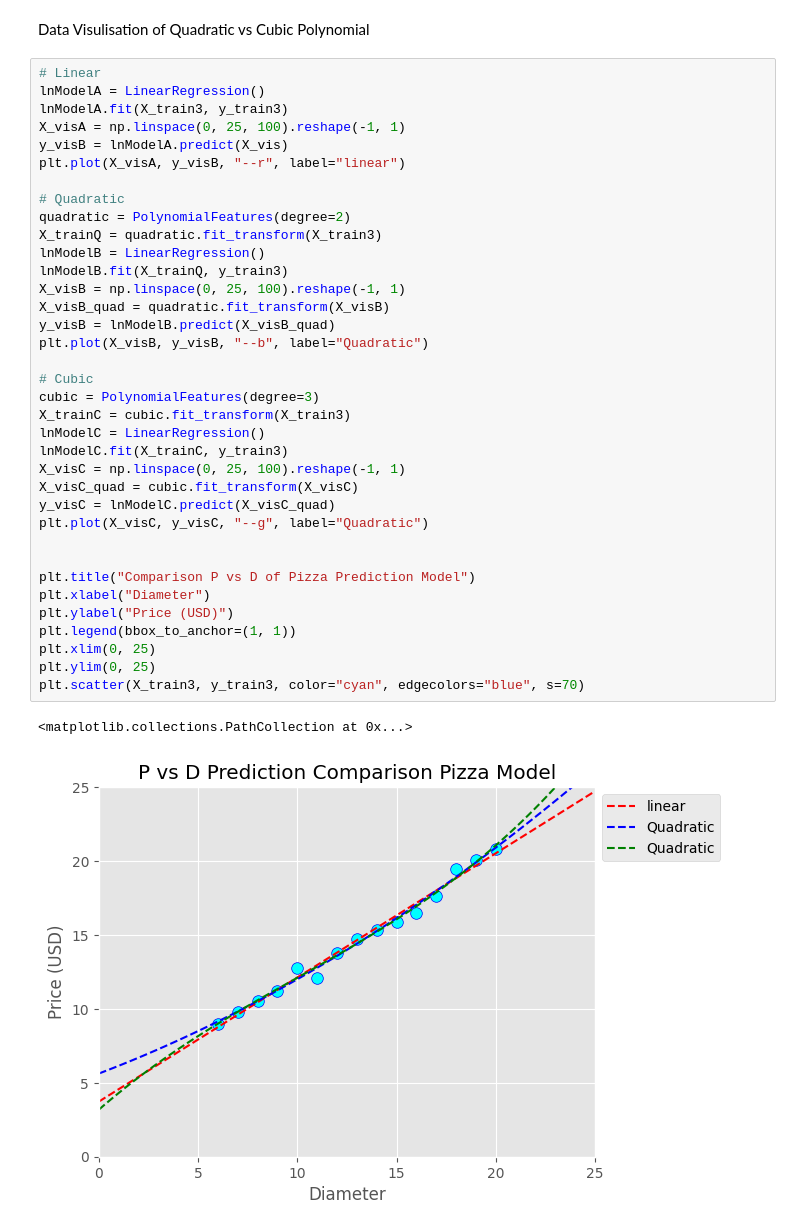
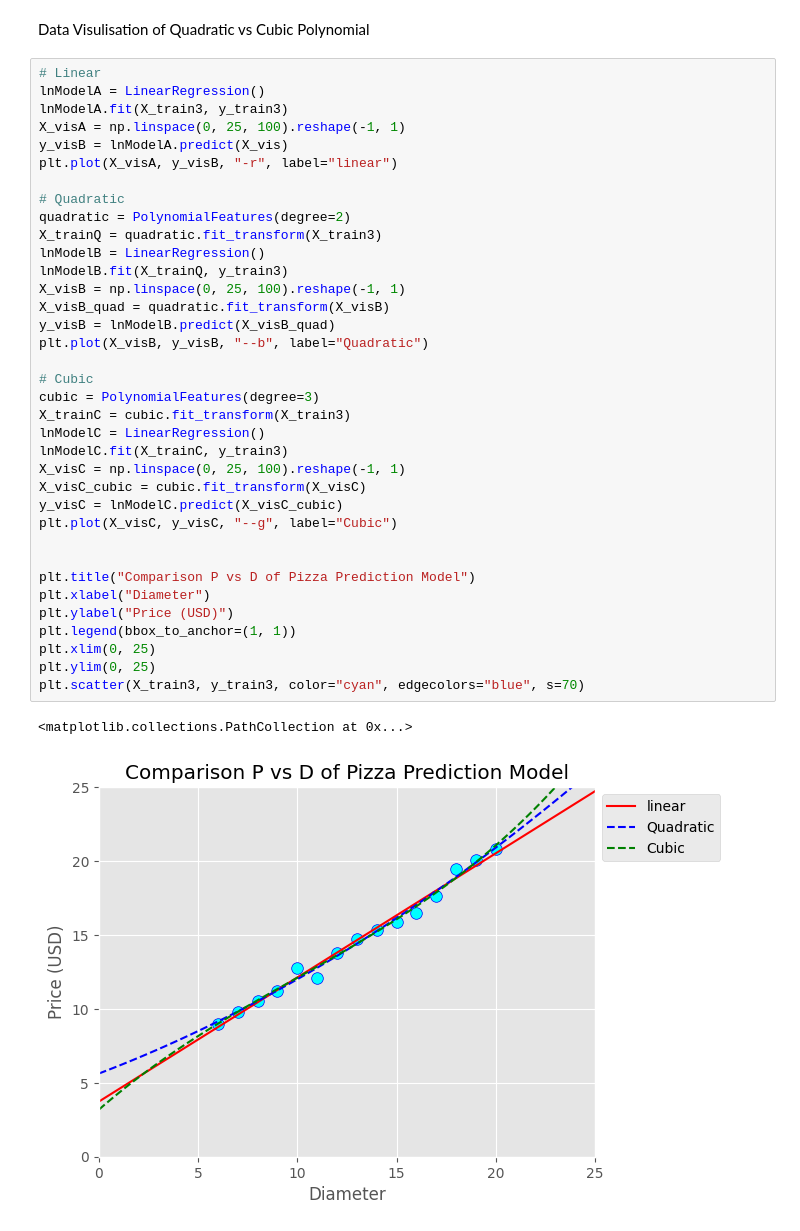
Before and after one commit to DiandraRifqiM/SklearnGameplay, a Jupyter notebook: Day6/MutipleLinReg.ipynb, the cells around one changed output. Saved outputs shown, nothing was run; the diff lists cells and outputs as text.

```diff
--- a/Day6/MutipleLinReg.ipynb
+++ b/Day6/MutipleLinReg.ipynb
@@ -128,36 +128,36 @@ lnModelA = LinearRegression()
 lnModelA.fit(X_train3, y_train3)
 X_visA = np.linspace(0, 25, 100).reshape(-1, 1)
 y_visB = lnModelA.predict(X_vis)
-plt.plot(X_visA, y_visB, "--r", label="linear")
+plt.plot(X_visA, y_visB, "-r", label="linear")
 
 # Quadratic
 quadratic = PolynomialFeatures(degree=2)
 X_trainQ = quadratic.fit_transform(X_train3)
 lnModelB = LinearRegression()
 lnModelB.fit(X_trainQ, y_train3)
 X_visB = np.linspace(0, 25, 100).reshape(-1, 1)
 X_visB_quad = quadratic.fit_transform(X_visB)
 y_visB = lnModelB.predict(X_visB_quad)
 plt.plot(X_visB, y_visB, "--b", label="Quadratic")
 
 # Cubic
 cubic = PolynomialFeatures(degree=3)
 X_trainC = cubic.fit_transform(X_train3)
 lnModelC = LinearRegression()
 lnModelC.fit(X_trainC, y_train3)
 X_visC = np.linspace(0, 25, 100).reshape(-1, 1)
-X_visC_quad = cubic.fit_transform(X_visC)
-y_visC = lnModelC.predict(X_visC_quad)
-plt.plot(X_visC, y_visC, "--g", label="Quadratic")
+X_visC_cubic = cubic.fit_transform(X_visC)
+y_visC = lnModelC.predict(X_visC_cubic)
+plt.plot(X_visC, y_visC, "--g", label="Cubic")
 
 
 plt.title("Comparison P vs D of Pizza Prediction Model")
 plt.xlabel("Diameter")
 plt.ylabel("Price (USD)")
 plt.legend(bbox_to_anchor=(1, 1))
 plt.xlim(0, 25)
 plt.ylim(0, 25)
 plt.scatter(X_train3, y_train3, color="cyan", edgecolors="blue", s=70)
 # %% [output]
 <matplotlib.collections.PathCollection at 0x...>
-[figure, old version]
+[figure, new version]
```
Also changed, not shown: 1 other file.
